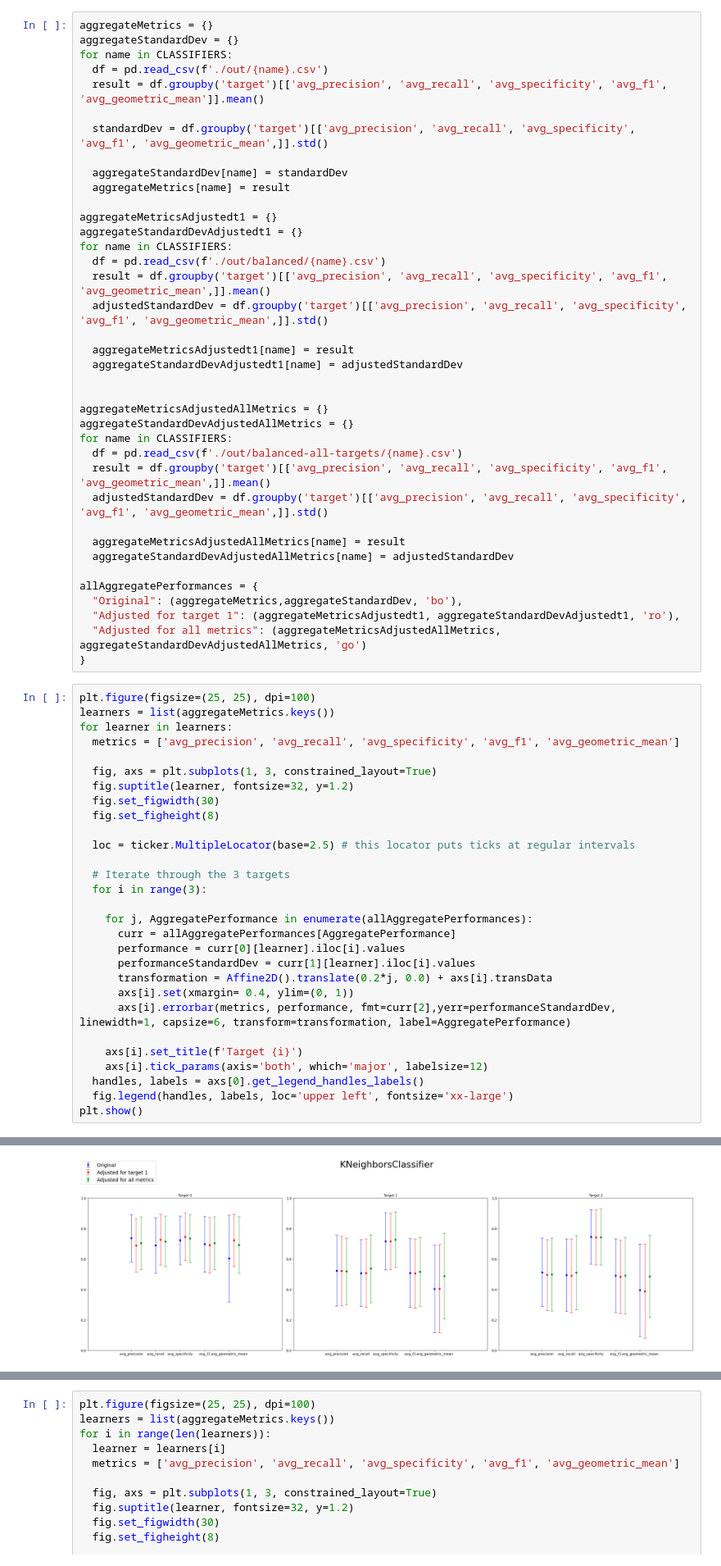
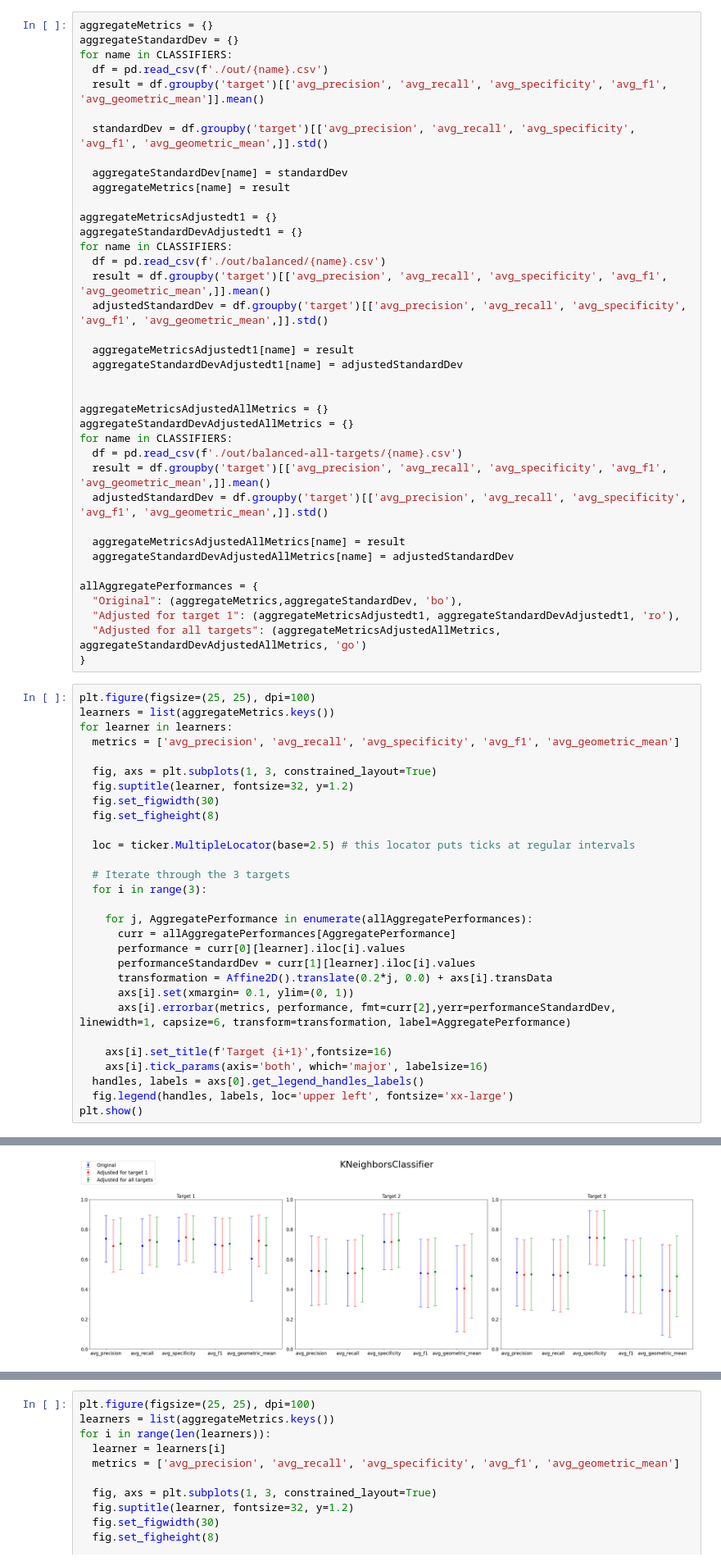
Before and after one commit to Logan-Rose/Active-Learning-With-Imbalance, a Jupyter notebook: graphs.ipynb, the cells around one changed output, grey strips where cells are left out. Shown: that part at 82% size. Cells and saved outputs as stored; diff of their text form.

Commit message:
Assigned targets based on complexity

```diff
--- a/graphs.ipynb
+++ b/graphs.ipynb
@@ -63,7 +63,7 @@ for name in CLASSIFIERS:
 allAggregatePerformances = {
   "Original": (aggregateMetrics,aggregateStandardDev, 'bo'),
   "Adjusted for target 1": (aggregateMetricsAdjustedt1, aggregateStandardDevAdjustedt1, 'ro'),
-  "Adjusted for all metrics": (aggregateMetricsAdjustedAllMetrics, aggregateStandardDevAdjustedAllMetrics, 'go')
+  "Adjusted for all targets": (aggregateMetricsAdjustedAllMetrics, aggregateStandardDevAdjustedAllMetrics, 'go')
 }
 # %%
 plt.figure(figsize=(25, 25), dpi=100)
@@ -86,11 +86,11 @@ for learner in learners:
       performance = curr[0][learner].iloc[i].values
       performanceStandardDev = curr[1][learner].iloc[i].values
       transformation = Affine2D().translate(0.2*j, 0.0) + axs[i].transData
-      axs[i].set(xmargin= 0.4, ylim=(0, 1))
+      axs[i].set(xmargin= 0.1, ylim=(0, 1))
       axs[i].errorbar(metrics, performance, fmt=curr[2],yerr=performanceStandardDev, linewidth=1, capsize=6, transform=transformation, label=AggregatePerformance)
 
-    axs[i].set_title(f'Target {i}')
-    axs[i].tick_params(axis='both', which='major', labelsize=12)
+    axs[i].set_title(f'Target {i+1}',fontsize=16)
+    axs[i].tick_params(axis='both', which='major', labelsize=16)
   handles, labels = axs[0].get_legend_handles_labels()
   fig.legend(handles, labels, loc='upper left', fontsize='xx-large')
 plt.show()
@@ -101 +101 @@ plt.show()
-[figure, old version]
+[figure, new version]
```
Also changed, not shown: parts of 5 cells of this notebook, 16 other files.
